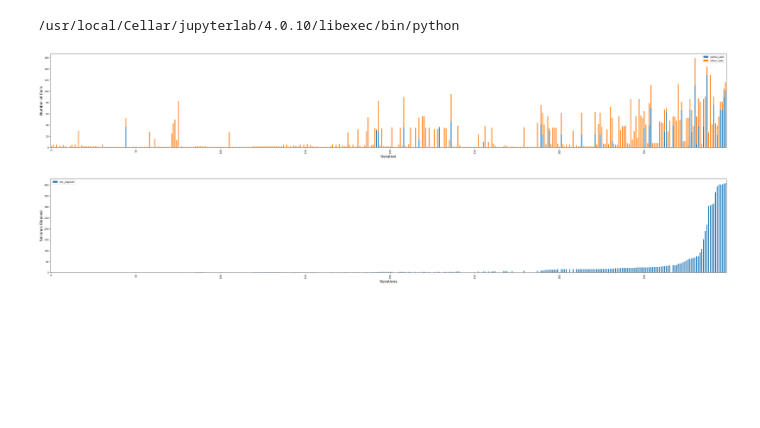
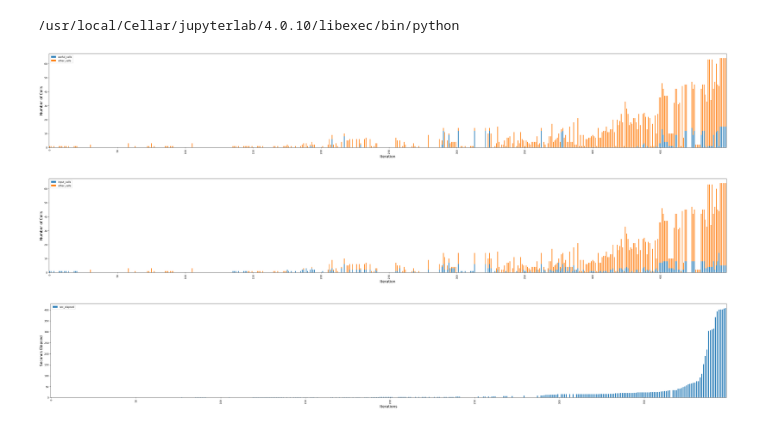
Before and after one commit to Siriussee/ityfuzz, a Jupyter notebook: api_sequence_analysis.ipynb, the cells around one changed output. Saved outputs shown, nothing was run; the diff lists cells and outputs as text; code cells hidden in the pictures; blank space fills up the shorter version.

Commit message:
update to non-first level calls

```diff
--- a/api_sequence_analysis.ipynb
+++ b/api_sequence_analysis.ipynb
@@ -12,50 +12,78 @@ import json
 import matplotlib.pyplot as plt
 import matplotlib.ticker as plticker
 import pandas as pd
 
 contract_data = {'useful_calls':[], 'other_calls':[]}
 contract_secs = []
 
 
 for i in range(1, 500):
     with open('./edg_finance_results_time_stamped/traces/' + str(i) + '.json') as f:
         target_contracts_set = set(target_contracts)
         consumer_contracts_set = set(consumer_contracts)
         data = json.load(f)["data"]
-        total_calls = len(data)
+        total_calls = 0
         useful_calls = 0
-        sec_elapsed = 0
         index = 0
-        while index < total_calls - 1:
+        while index < len(data) - 1:
+            index += 1
+            if data[index][0] != 0:
+                continue
             current_call = data[index][1]["contract"]
-            sec_elapsed = data[index][1]["sec_elapsed"]
-            #print(current_call)
-            #print(target_contracts_set)
+            total_calls += 1
             if current_call in target_contracts_set:
                 target_contracts_set.remove(current_call)
             if len(target_contracts_set) == 0:
-                useful_calls = total_calls - index
-                break
-            index += 1
-        contract_secs.append(sec_elapsed)
+                useful_calls += 1
         contract_data['useful_calls'].append(useful_calls)
         contract_data['other_calls'].append(total_calls - useful_calls)
-
-# def format_fn(tick_val, tick_pos):
-#     if int(tick_val) < 0 or int(tick_val) >= len(contract_secs):
-#         return 0
-#     return "Iteration: " + str(tick_val) + "; Secs: " + str(contract_secs[int(tick_val)])
 
 df = pd.DataFrame(data = contract_data)
 ax = df.plot.bar(stacked=True, figsize=(50, 7))
 loc = plticker.MultipleLocator(base = 50) # this locator puts ticks at regular intervals
-#ax.xaxis.set_major_formatter(format_fn)
 ax.xaxis.set_major_locator(loc)
 plt.xlabel("Iteration", fontsize=15)
 plt.ylabel("Number of Calls", fontsize=15)
 plt.show()
 # %% [output]
-[figure, old version]
+[figure, new version]
+# %%
+import json
+import matplotlib.pyplot as plt
+import matplotlib.ticker as plticker
+import pandas as pd
+
+target_contracts_set = set(target_contracts)
+consumer_contracts_set = set(consumer_contracts)
+contract_data = {'input_calls':[], 'other_calls':[]}
+
+for i in range(1, 500):
+    with open('./edg_finance_results_time_stamped/traces/' + str(i) + '.json') as f:
+        data = json.load(f)["data"]
+        total_calls = 0
+        input_calls = 0
+        index = 0
+        while index < len(data) - 1:
+            index += 1
+            if data[index][0] != 0:
+                continue
+            current_call = data[index][1]["contract"]
+            current_caller = data[index][1]["caller"]
+            total_calls += 1
+            if current_call in target_contracts_set or current_call in consumer_contracts_set:
+                input_calls += 1
+        contract_data['input_calls'].append(input_calls)
+        contract_data['other_calls'].append(total_calls - input_calls)
+
+df = pd.DataFrame(data = contract_data)
+ax = df.plot.bar(stacked=True, figsize=(50, 7))
+loc = plticker.MultipleLocator(base = 50) # this locator puts ticks at regular intervals
+ax.xaxis.set_major_locator(loc)
+plt.xlabel("Iteration", fontsize=15)
+plt.ylabel("Number of Calls", fontsize=15)
+plt.show()
+# %% [output]
+[figure, added]
 # %%
 import json
 import matplotlib.pyplot as plt
```
